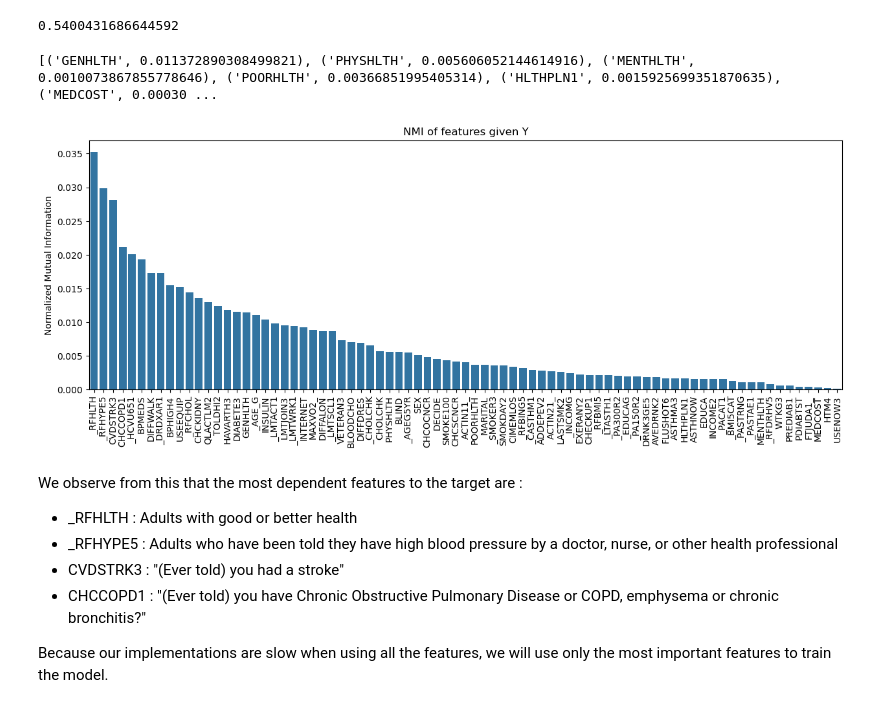
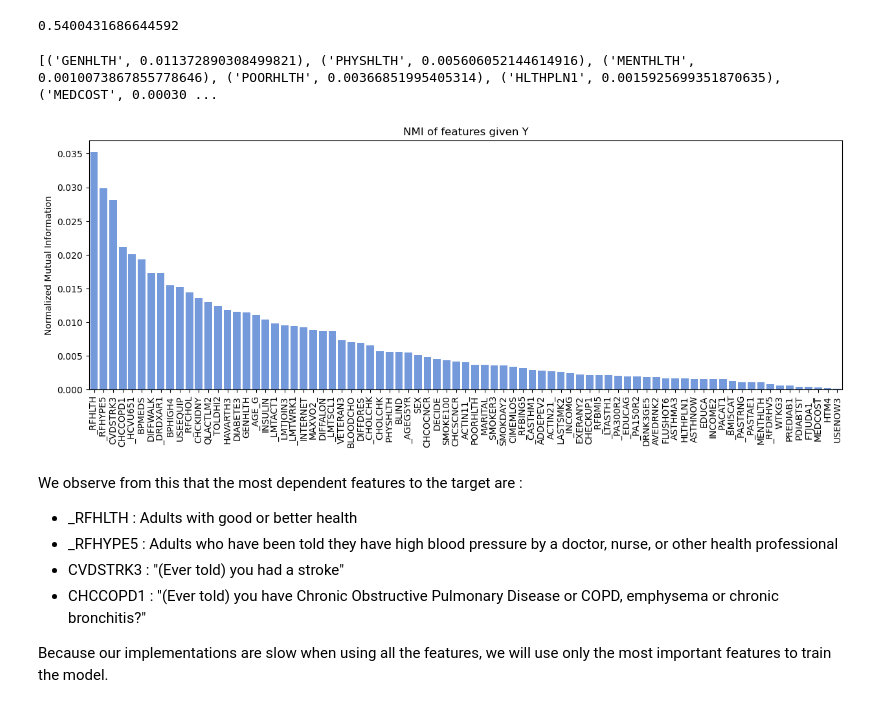
Before and after one commit to zaynebmellouli/CVD_prediction, a Jupyter notebook: run.ipynb, the cells around one changed output. Cells and saved outputs as stored; diff of their text form; code cells hidden in the pictures.

```diff
--- a/run.ipynb
+++ b/run.ipynb
@@ -385,6 +435,9 @@ We calculate the normalized mutual information between each feature and the targ
 import numpy as np
 
 def calculate_feature_entropies(x_train_filtered, y_train, selected_features):
+    """"
+    Calculate entropy, joint entropy, mutual information, and normalized mutual information for each feature.
+    """
     # Function to calculate entropy
     def calculate_entropy(probabilities):
         # Calculate entropy: H(X) = -sum(p(x) * log2(p(x)))
@@ -497,24 +550,24 @@ print(np.sum(NMI))
 # %%
 import seaborn as sns
 # print the entropies with the corresponding feature
 print(list(zip(all_features, NMI)))
 
 # plot the NMI in seaborn in a bar plot (sorted by entropy)
 # Sort the features by entropy
 sorted_indices = np.argsort(NMI)[::-1]
 sorted_features = [all_features[i] for i in sorted_indices]
 sorted_entropies = [NMI[i] for i in sorted_indices]
 
 # Plot the entropies
 plt.figure(figsize=(15, 5))
-sns.barplot(x=sorted_features, y=sorted_entropies)
+sns.barplot(x=sorted_features, y=sorted_entropies,color='cornflowerblue')
 plt.xticks(rotation=90)
 plt.ylabel('Normalized Mutual Information')
 plt.title('NMI of features given Y')
 plt.show()
 # %% [output]
 [('GENHLTH', 0.011372890308499821), ('PHYSHLTH', 0.005606052144614916), ('MENTHLTH', 0.0010073867855778646), ('POORHLTH', 0.00366851995405314), ('HLTHPLN1', 0.0015925699351870635), ('MEDCOST', 0.00030 ...
-[figure, old version]
+[figure, new version]
 # %% [markdown]
 We observe from this that the most dependent features to the target are :
 - _RFHLTH : Adults with good or better health
```
Also changed, not shown: parts of 35 cells of this notebook.
